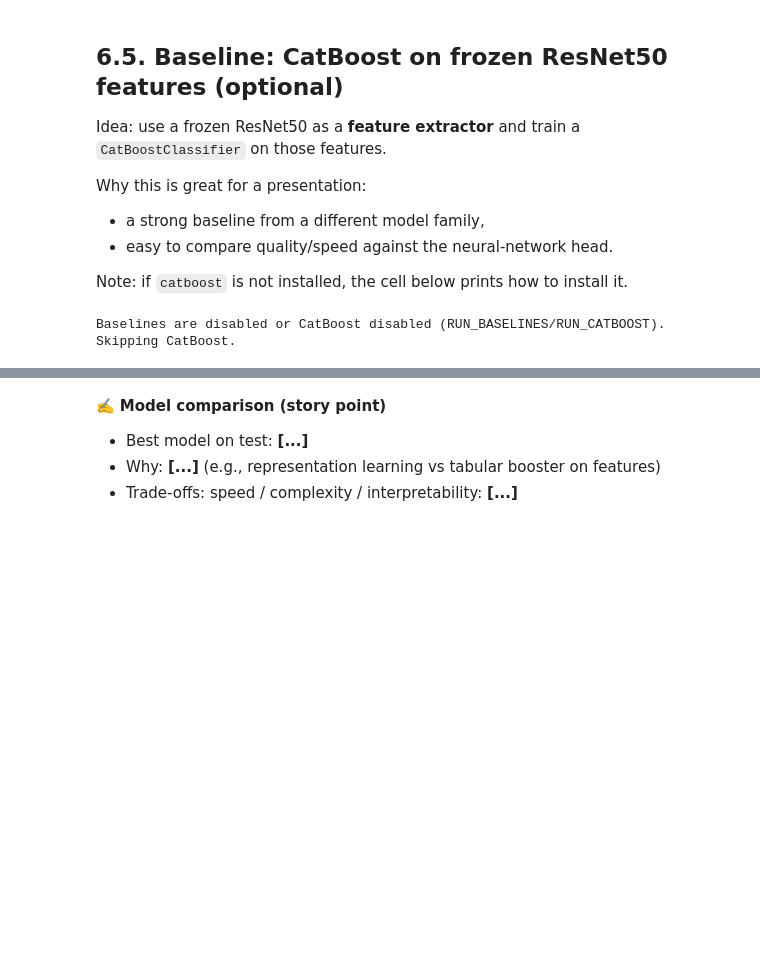
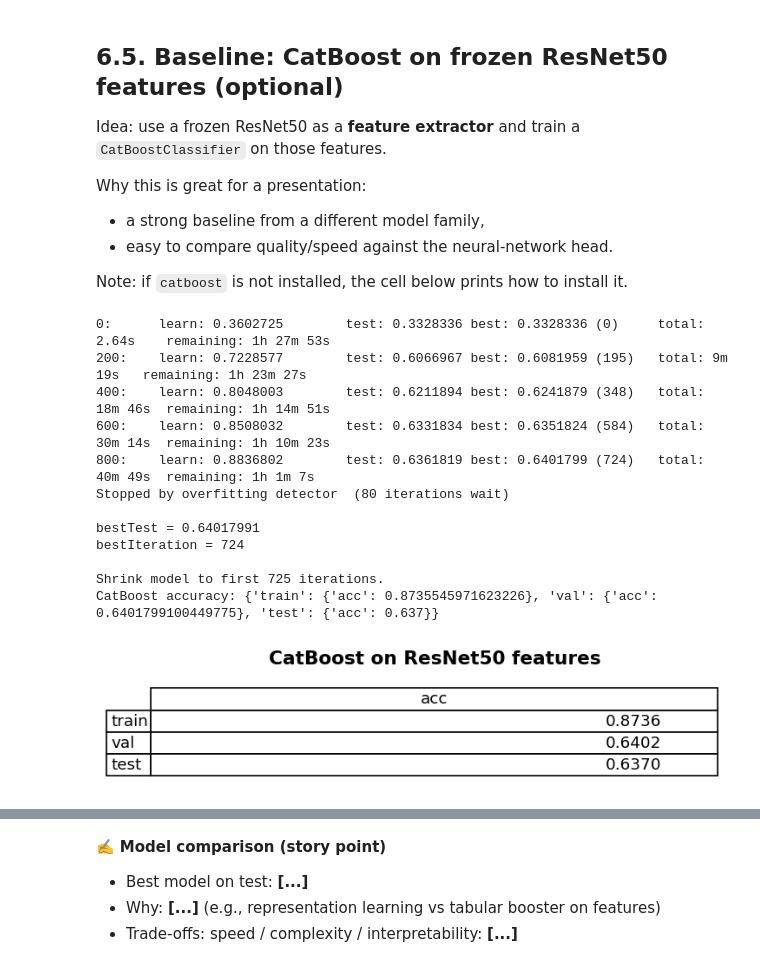
Before and after one commit to etatsy/CV-project, a Jupyter notebook: EDA.ipynb, the cells around one changed output, grey strips where cells are left out. Drawn from its saved outputs; the diff is of its cells as text; code cells hidden in the pictures; blank space fills up the shorter version.

```diff
--- a/EDA.ipynb
+++ b/EDA.ipynb
@@ -1134,8 +1131,8 @@ from sklearn.linear_model import LogisticRegression
 from sklearn.preprocessing import StandardScaler
 from sklearn.pipeline import Pipeline
 
-if not RUN_BASELINES:
-    print('Baselines are disabled (RUN_BASELINES=False). Skipping Logistic Regression.')
+if (not RUN_BASELINES) or (MODEL_TYPE != 'resnet50_tl'):
+    print('Skipping Logistic Regression baseline (requires MODEL_TYPE=resnet50_tl and RUN_BASELINES=True).')
 else:
     # Feature extractor: ResNet50 backbone -> GlobalAveragePooling
     feat_inputs = base_model.input
@@ -1208,8 +1205,8 @@ Why this is great for a presentation:
 
 Note: if `catboost` is not installed, the cell below prints how to install it.
 # %%
-if (not RUN_BASELINES) or (not RUN_CATBOOST):
-    print('Baselines are disabled or CatBoost disabled (RUN_BASELINES/RUN_CATBOOST). Skipping CatBoost.')
+if (not RUN_BASELINES) or (not RUN_CATBOOST) or (MODEL_TYPE != 'resnet50_tl'):
+    print('Skipping CatBoost baseline (requires MODEL_TYPE=resnet50_tl, RUN_BASELINES=True, RUN_CATBOOST=True).')
 else:
     try:
         from catboost import CatBoostClassifier
@@ -1252,31 +1249,43 @@ else:
             pred = cb.predict(X_feat).reshape(-1).astype(int)
             return float((pred == y_true).mean())
 
         cb_metrics = {
             'train': {'acc': cb_acc(Xtr_feat, ytr)},
             'val':   {'acc': cb_acc(Xva_feat, yva)},
             'test':  {'acc': cb_acc(Xte_feat, yte)},
         }
 
         print('CatBoost accuracy:', cb_metrics)
 
         # Slide-friendly table
         fig, ax = plt.subplots(figsize=(6.2, 1.6))
         ax.axis('off')
         rows = ['train', 'val', 'test']
         cols = ['acc']
         data = [[cb_metrics[r][c] for c in cols] for r in rows]
         table = ax.table(
             cellText=[[f"{v:.4f}" for v in row] for row in data],
             rowLabels=rows,
             colLabels=cols,
             loc='center'
         )
         table.auto_set_font_size(False)
         table.set_fontsize(11)
         table.scale(1, 1.6)
         ax.set_title('CatBoost on ResNet50 features', pad=12)
         plt.tight_layout()
         plt.show()
 # %% [output]
-Baselines are disabled or CatBoost disabled (RUN_BASELINES/RUN_CATBOOST). Skipping CatBoost.
+0:      learn: 0.3602725        test: 0.3328336 best: 0.3328336 (0)     total: 2.64s    remaining: 1h 27m 53s
+200:    learn: 0.7228577        test: 0.6066967 best: 0.6081959 (195)   total: 9m 19s   remaining: 1h 23m 27s
+400:    learn: 0.8048003        test: 0.6211894 best: 0.6241879 (348)   total: 18m 46s  remaining: 1h 14m 51s
+600:    learn: 0.8508032        test: 0.6331834 best: 0.6351824 (584)   total: 30m 14s  remaining: 1h 10m 23s
+800:    learn: 0.8836802        test: 0.6361819 best: 0.6401799 (724)   total: 40m 49s  remaining: 1h 1m 7s
+Stopped by overfitting detector  (80 iterations wait)
+
+bestTest = 0.64017991
+bestIteration = 724
+
+Shrink model to first 725 iterations.
+CatBoost accuracy: {'train': {'acc': 0.8735545971623226}, 'val': {'acc': 0.6401799100449775}, 'test': {'acc': 0.637}}
+[figure, added]
```
Also changed, not shown: parts of 19 cells of this notebook, 12 other files.
